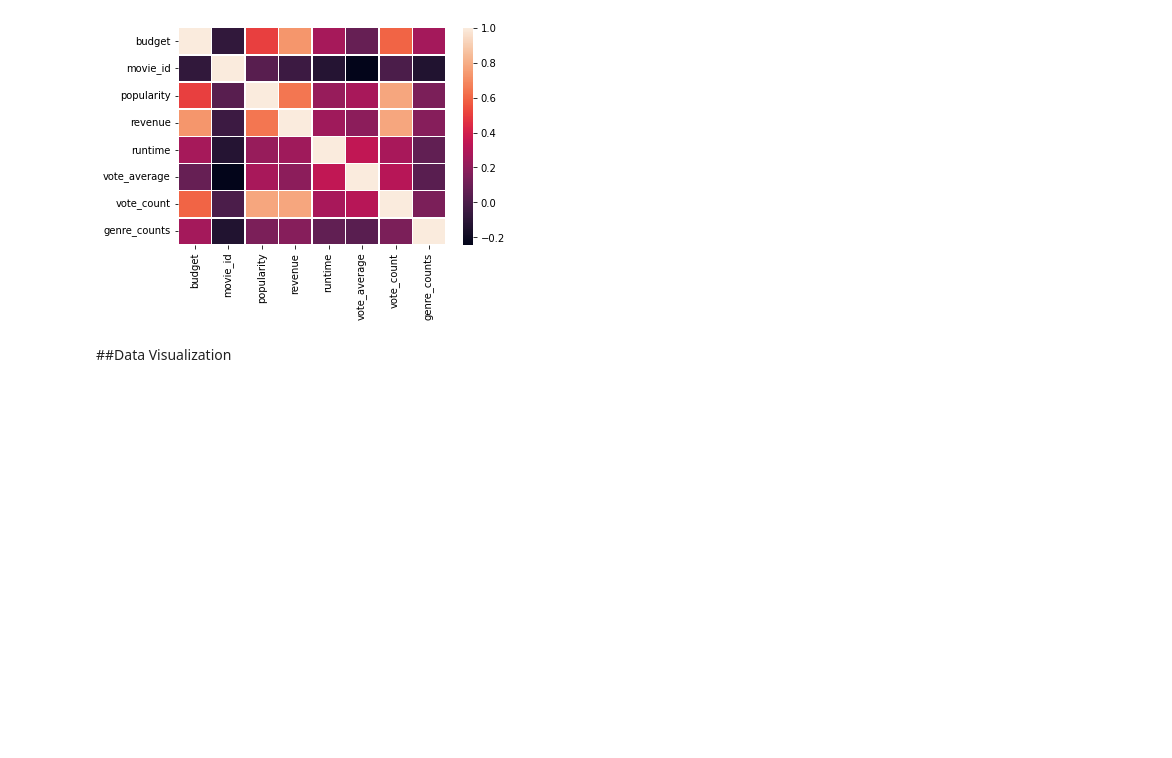
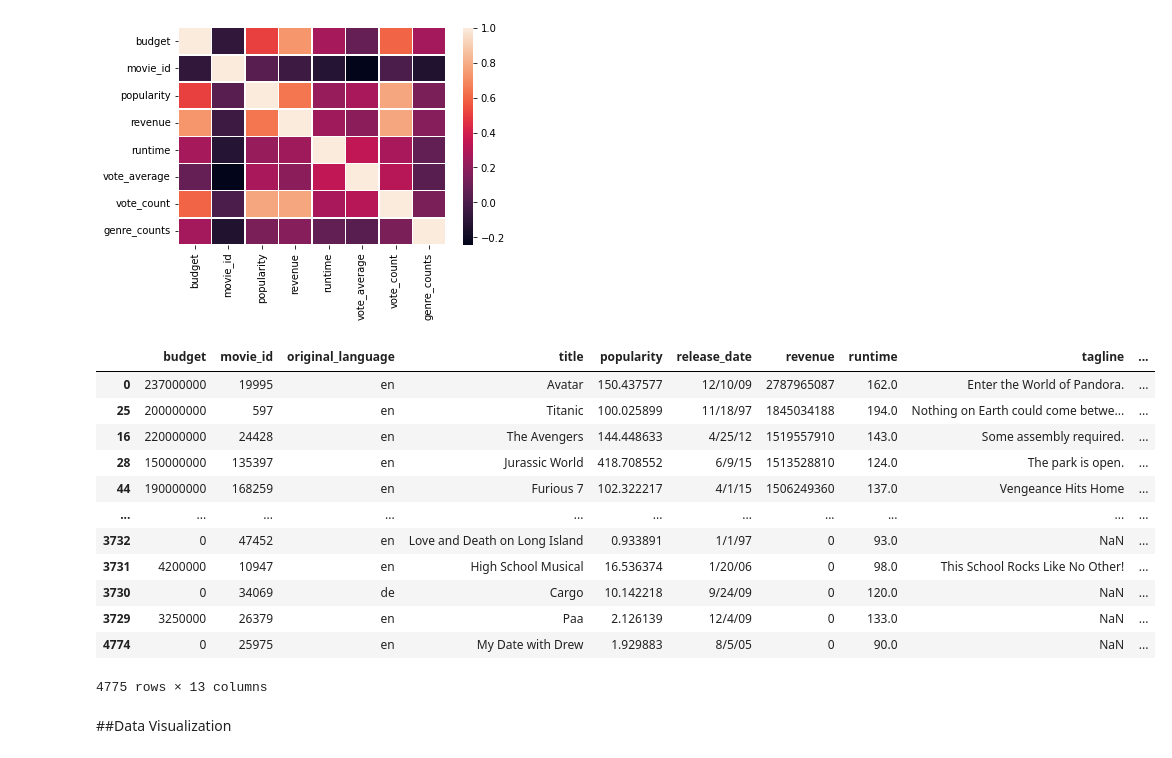
Before and after one commit to canon14/MovieRecommendationModel, a Jupyter notebook: MovieRecommendation.ipynb, the cells around one changed output. Cells and saved outputs as stored; diff of their text form; code cells hidden in the pictures; blank space fills up the shorter version.

```diff
--- a/MovieRecommendation.ipynb
+++ b/MovieRecommendation.ipynb
@@ -367,6 +367,22 @@ sns.heatmap(corr, linewidths=.5)
 # %% [output]
 <matplotlib.axes._subplots.AxesSubplot at 0x...>
 [figure]
+# %%
+tmdb_attributes_df.sort_values('revenue', ascending=False)
+# %% [output]
+|  | budget | movie_id | original_language | title | popularity | release_date | revenue | runtime | tagline | ... |
+| 0 | 237000000 | 19995 | en | Avatar | 150.437577 | 12/10/09 | 2787965087 | 162.0 | Enter the World of Pandora. | ... |
+| 25 | 200000000 | 597 | en | Titanic | 100.025899 | 11/18/97 | 1845034188 | 194.0 | Nothing on Earth could come betwe... | ... |
+| 16 | 220000000 | 24428 | en | The Avengers | 144.448633 | 4/25/12 | 1519557910 | 143.0 | Some assembly required. | ... |
+| 28 | 150000000 | 135397 | en | Jurassic World | 418.708552 | 6/9/15 | 1513528810 | 124.0 | The park is open. | ... |
+| 44 | 190000000 | 168259 | en | Furious 7 | 102.322217 | 4/1/15 | 1506249360 | 137.0 | Vengeance Hits Home | ... |
+| ... | ... | ... | ... | ... | ... | ... | ... | ... | ... | ... |
+| 3732 | 0 | 47452 | en | Love and Death on Long Island | 0.933891 | 1/1/97 | 0 | 93.0 | NaN | ... |
+| 3731 | 4200000 | 10947 | en | High School Musical | 16.536374 | 1/20/06 | 0 | 98.0 | This School Rocks Like No Other! | ... |
+| 3730 | 0 | 34069 | de | Cargo | 10.142218 | 9/24/09 | 0 | 120.0 | NaN | ... |
+| 3729 | 3250000 | 26379 | en | Paa | 2.126139 | 12/4/09 | 0 | 133.0 | NaN | ... |
+| 4774 | 0 | 25975 | en | My Date with Drew | 1.929883 | 8/5/05 | 0 | 90.0 | NaN | ... |
+4775 rows × 13 columns
 # %% [markdown]
 ##Data Visualization
 # %%
```
Also changed, not shown: parts of 13 cells of this notebook.
